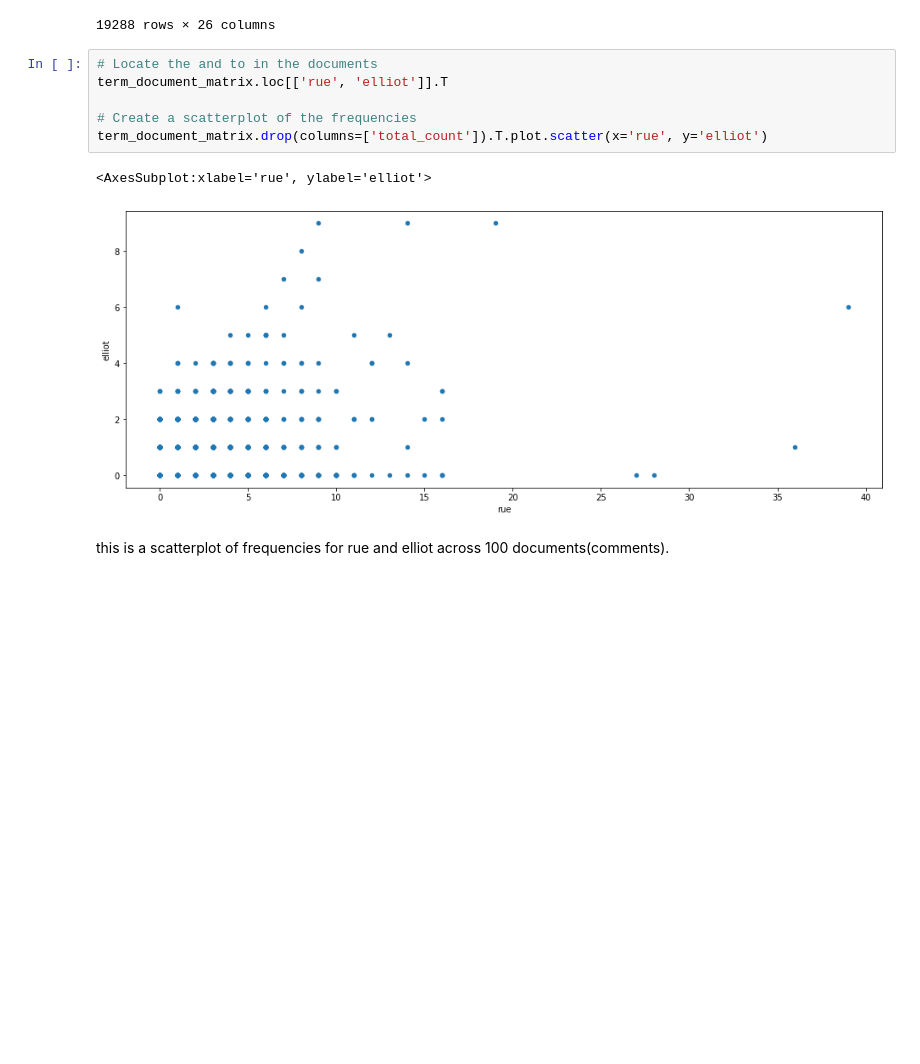
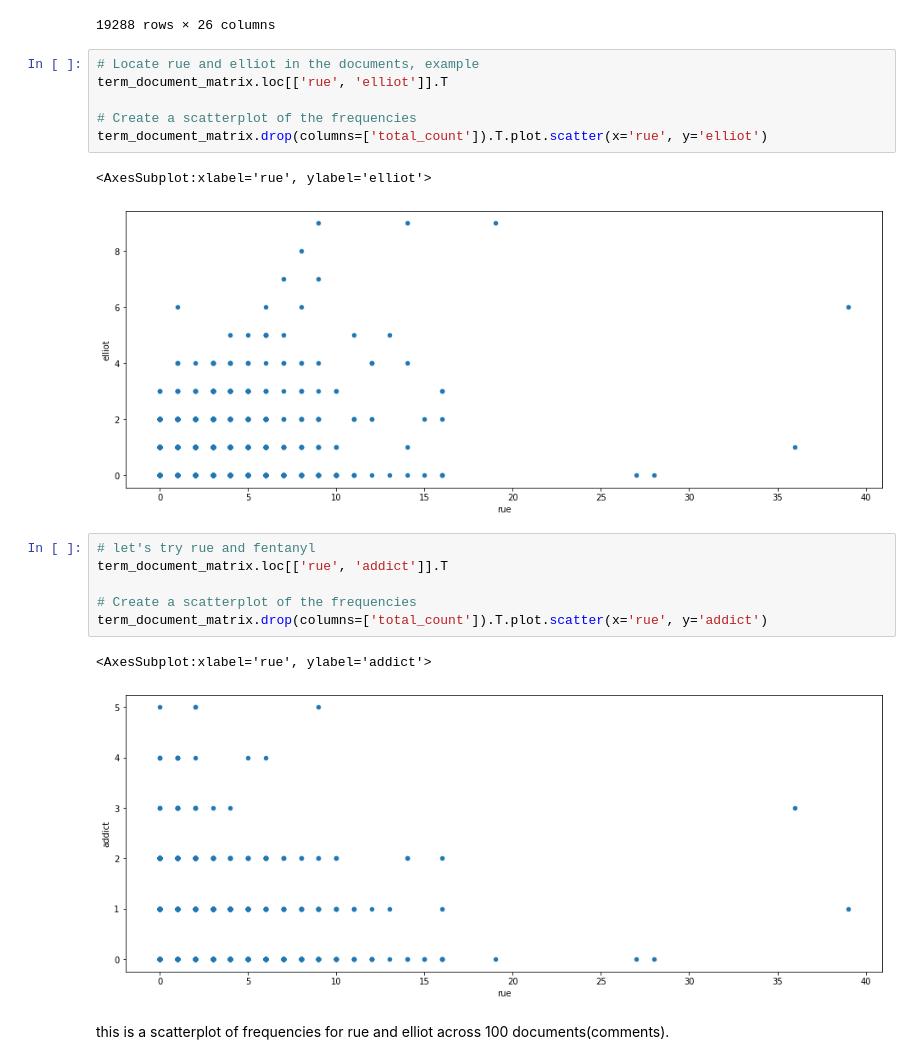
Before and after one commit to labouz/r-euphoria-tm, a Jupyter notebook: py/eda.ipynb, the cells around one changed output. Cells and saved outputs as stored; diff of their text form; blank space fills up the shorter version.

```diff
--- a/py/eda.ipynb
+++ b/py/eda.ipynb
@@ -195,7 +177,7 @@ drug_cols
 | 19290 | 0 | 0 | 0 | 0 | 0 | 0 | 0 | 0 | 0 | 0 | ... |
 19288 rows × 26 columns
 # %%
-# Locate the and to in the documents
+# Locate rue and elliot in the documents, example
 term_document_matrix.loc[['rue', 'elliot']].T
 
 # Create a scatterplot of the frequencies
@@ -203,6 +185,15 @@ term_document_matrix.drop(columns=['total_count']).T.plot.scatter(x='rue', y='el
 # %% [output]
 <AxesSubplot:xlabel='rue', ylabel='elliot'>
 [figure]
+# %%
+# let's try rue and fentanyl
+term_document_matrix.loc[['rue', 'addict']].T
+
+# Create a scatterplot of the frequencies
+term_document_matrix.drop(columns=['total_count']).T.plot.scatter(x='rue', y='addict')
+# %% [output]
+<AxesSubplot:xlabel='rue', ylabel='addict'>
+[figure, added]
 # %% [markdown]
 this is a scatterplot of frequencies for rue and elliot across 100 documents(comments).
 # %% [markdown]
```
Also changed, not shown: parts of 13 cells of this notebook.
